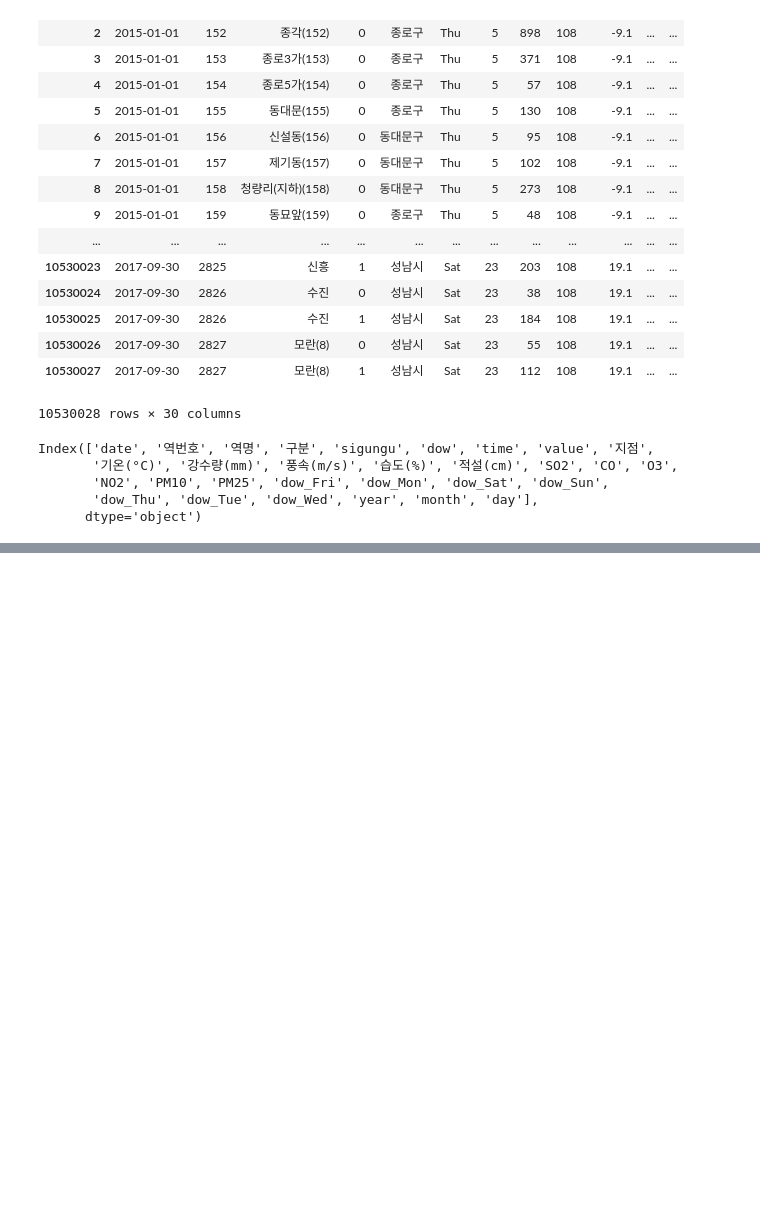
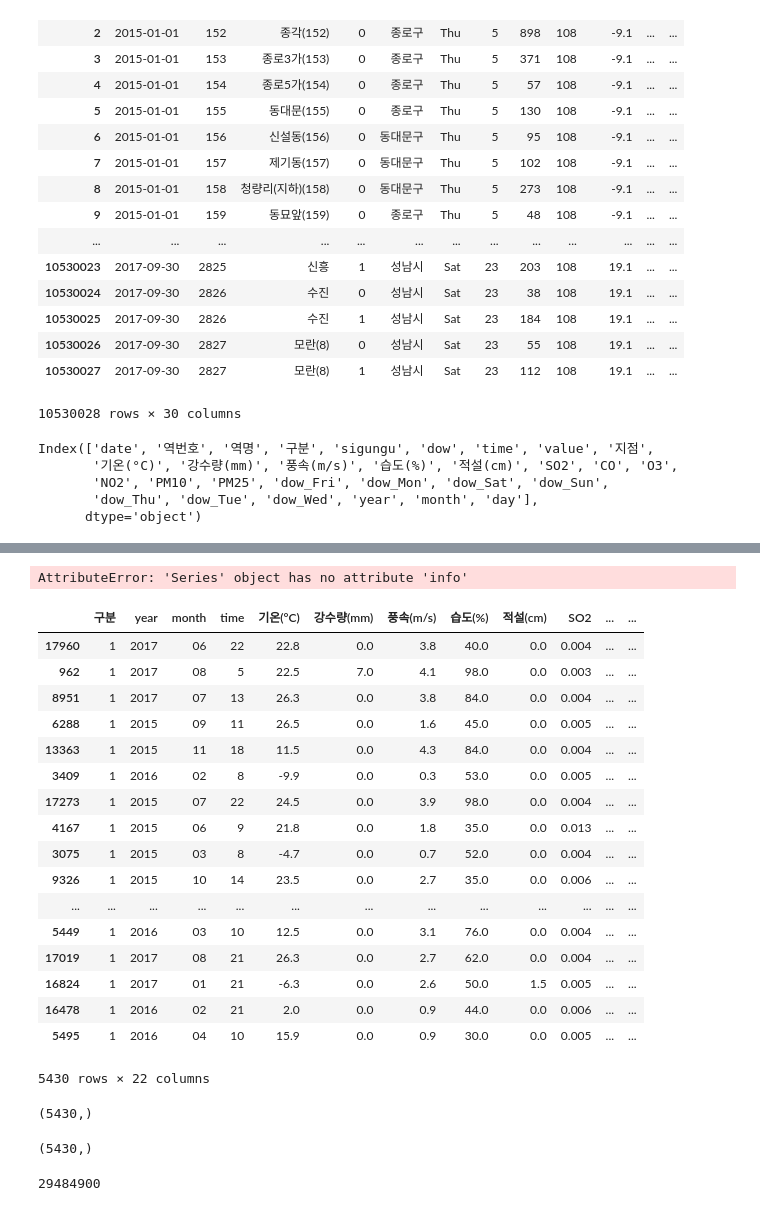
Before and after one commit to keibigdata/outside_activity_prediction, a Jupyter notebook: subway_station_processing.ipynb, the cells around one changed output, grey strips where cells are left out. Drawn from its saved outputs; the diff is of its cells as text; code cells hidden in the pictures; blank space fills up the shorter version.

```diff
--- a/subway_station_processing.ipynb
+++ b/subway_station_processing.ipynb
@@ -934,0 +1911,37 @@ df_result.to_csv('result.csv', encoding='cp949')
+# %%
+temp_Y.info()
+# %% [output]
+AttributeError: 'Series' object has no attribute 'info'
+# %%
+X_test_m70
+# %% [output]
+|  | 구분 | year | month | time | 기온(°C) | 강수량(mm) | 풍속(m/s) | 습도(%) | 적설(cm) | SO2 | ... | ... |
+| 17960 | 1 | 2017 | 06 | 22 | 22.8 | 0.0 | 3.8 | 40.0 | 0.0 | 0.004 | ... | ... |
+| 962 | 1 | 2017 | 08 | 5 | 22.5 | 7.0 | 4.1 | 98.0 | 0.0 | 0.003 | ... | ... |
+| 8951 | 1 | 2017 | 07 | 13 | 26.3 | 0.0 | 3.8 | 84.0 | 0.0 | 0.004 | ... | ... |
+| 6288 | 1 | 2015 | 09 | 11 | 26.5 | 0.0 | 1.6 | 45.0 | 0.0 | 0.005 | ... | ... |
+| 13363 | 1 | 2015 | 11 | 18 | 11.5 | 0.0 | 4.3 | 84.0 | 0.0 | 0.004 | ... | ... |
+| 3409 | 1 | 2016 | 02 | 8 | -9.9 | 0.0 | 0.3 | 53.0 | 0.0 | 0.005 | ... | ... |
+| 17273 | 1 | 2015 | 07 | 22 | 24.5 | 0.0 | 3.9 | 98.0 | 0.0 | 0.004 | ... | ... |
+| 4167 | 1 | 2015 | 06 | 9 | 21.8 | 0.0 | 1.8 | 35.0 | 0.0 | 0.013 | ... | ... |
+| 3075 | 1 | 2015 | 03 | 8 | -4.7 | 0.0 | 0.7 | 52.0 | 0.0 | 0.004 | ... | ... |
+| 9326 | 1 | 2015 | 10 | 14 | 23.5 | 0.0 | 2.7 | 35.0 | 0.0 | 0.006 | ... | ... |
+| ... | ... | ... | ... | ... | ... | ... | ... | ... | ... | ... | ... | ... |
+| 5449 | 1 | 2016 | 03 | 10 | 12.5 | 0.0 | 3.1 | 76.0 | 0.0 | 0.004 | ... | ... |
+| 17019 | 1 | 2017 | 08 | 21 | 26.3 | 0.0 | 2.7 | 62.0 | 0.0 | 0.004 | ... | ... |
+| 16824 | 1 | 2017 | 01 | 21 | -6.3 | 0.0 | 2.6 | 50.0 | 1.5 | 0.005 | ... | ... |
+| 16478 | 1 | 2016 | 02 | 21 | 2.0 | 0.0 | 0.9 | 44.0 | 0.0 | 0.006 | ... | ... |
+| 5495 | 1 | 2016 | 04 | 10 | 15.9 | 0.0 | 0.9 | 30.0 | 0.0 | 0.005 | ... | ... |
+5430 rows × 22 columns
+# %%
+y_test.shape
+# %% [output]
+(5430,)
+# %%
+y_predict_m70.shape
+# %% [output]
+(5430,)
+# %%
+rs_m70.size
+# %% [output]
+29484900
```
Also changed, not shown: parts of 77 cells of this notebook.
